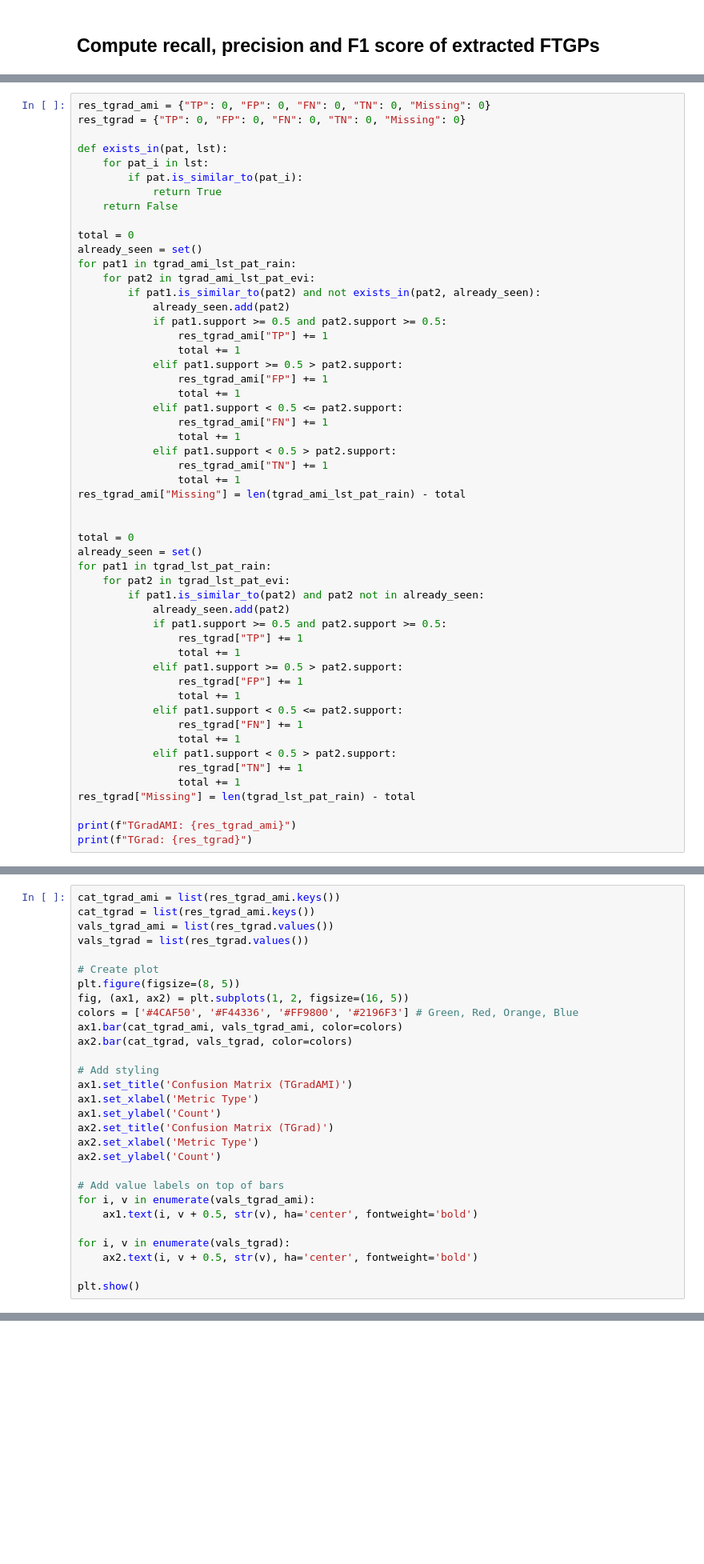
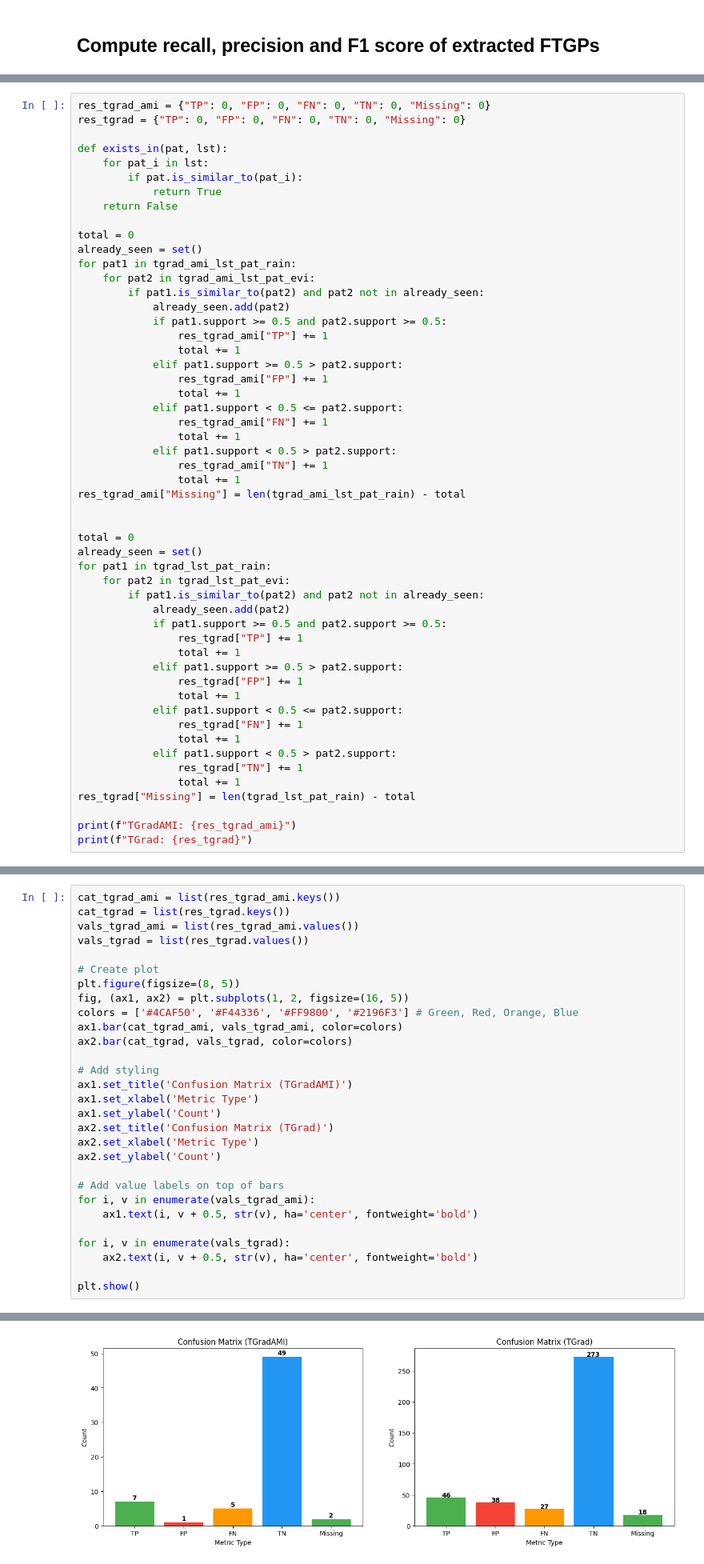
Before and after one commit to owuordickson/t-graank, a Jupyter notebook: analysis/tgraank_performance.ipynb, the cells around one changed output, grey strips where cells are left out. Shown at 80% size. Drawn from its saved outputs; the diff is of its cells as text; blank space fills up the shorter version.

```diff
--- a/analysis/tgraank_performance.ipynb
+++ b/analysis/tgraank_performance.ipynb
@@ -137,7 +220,7 @@ total = 0
 already_seen = set()
 for pat1 in tgrad_ami_lst_pat_rain:
     for pat2 in tgrad_ami_lst_pat_evi:
-        if pat1.is_similar_to(pat2) and not exists_in(pat2, already_seen):
+        if pat1.is_similar_to(pat2) and pat2 not in already_seen:
             already_seen.add(pat2)
             if pat1.support >= 0.5 and pat2.support >= 0.5:
                 res_tgrad_ami["TP"] += 1
@@ -179,7 +265,7 @@ print(f"TGrad: {res_tgrad}")
 # %%
 cat_tgrad_ami = list(res_tgrad_ami.keys())
-cat_tgrad = list(res_tgrad_ami.keys())
-vals_tgrad_ami = list(res_tgrad.values())
+cat_tgrad = list(res_tgrad.keys())
+vals_tgrad_ami = list(res_tgrad_ami.values())
 vals_tgrad = list(res_tgrad.values())
 
 # Create plot
@@ -205,3 +291,4 @@ for i, v in enumerate(vals_tgrad):
     ax2.text(i, v + 0.5, str(v), ha='center', fontweight='bold')
 
 plt.show()
+# %% [output]
@@ -208,3 +296,4 @@ plt.show()
+[figure, added]
 # %%
 def compute_performance(tp, fp, fn):
     precision = tp / (tp + fp) if (tp + fp) > 0 else 0
```
Also changed, not shown: parts of 10 cells of this notebook, 35 other files.
